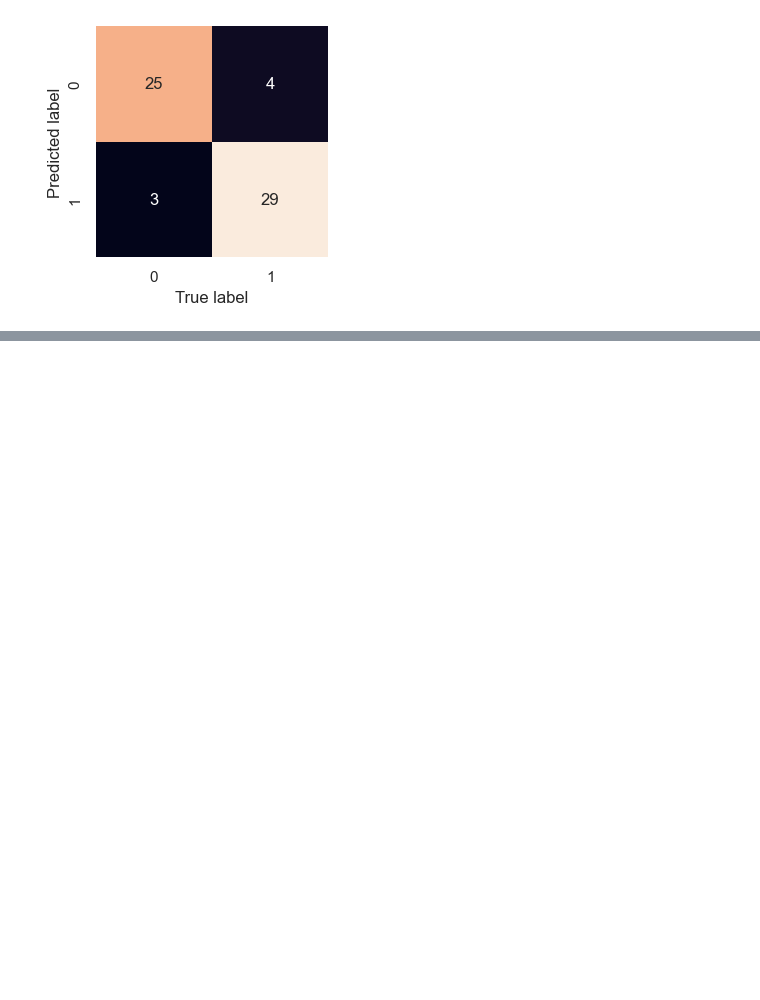
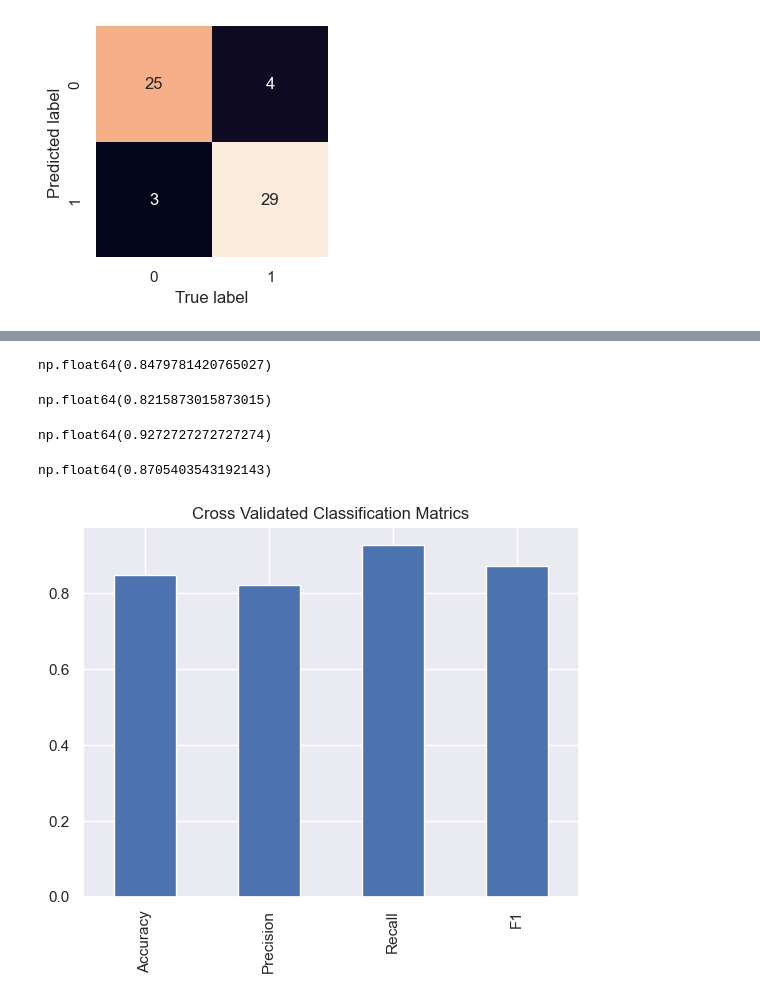
Before and after one commit to Haakim19/heart-disease-classification, a Jupyter notebook: end-to-end-heart-disease-classification.ipynb, the cells around one changed output, grey strips where cells are left out. Saved outputs shown, nothing was run; the diff lists cells and outputs as text; code cells hidden in the pictures; blank space fills up the shorter version.

```diff
--- a/end-to-end-heart-disease-classification.ipynb
+++ b/end-to-end-heart-disease-classification.ipynb
@@ -684,0 +710,55 @@ plot_conf_mat(y_test, y_preds)
+# %%
+# cross-validated accuracy
+cv_acc = cross_val_score(clf,
+                         x,
+                         y,
+                         cv=5,
+                         scoring="accuracy")
+cv_acc = np.mean(cv_acc)
+cv_acc
+# %% [output]
+np.float64(0.8479781420765027)
+# %%
+# cross-validated precision
+cv_precison = cross_val_score(  clf,
+                                x,
+                                y,
+                                cv=5,
+                                scoring="precision")
+cv_precison = np.mean(cv_precison)
+cv_precison
+# %% [output]
+np.float64(0.8215873015873015)
+# %%
+# cross-validated recall
+cv_recall = cross_val_score(clf,
+                            x,
+                            y,
+                            cv=5,
+                            scoring="recall")
+cv_recall = np.mean(cv_recall)
+cv_recall
+# %% [output]
+np.float64(0.9272727272727274)
+# %%
+# cross-validated f1-score
+cv_f1 = cross_val_score(clf,
+                        x,
+                        y,
+                        cv=5,
+                        scoring="f1")
+cv_f1 = np.mean(cv_f1)
+cv_f1
+# %% [output]
+np.float64(0.8705403543192143)
+# %%
+# visualize cross-validated score
+cv_matrics = pd.DataFrame({"Accuracy": cv_acc,
+                            "Precision": cv_precison,
+                            "Recall": cv_recall,
+                            "F1": cv_f1},
+                            index=[0])
+cv_matrics.T.plot.bar(title="Cross Validated Classification Matrics",
+                        legend=False);
+# %% [output]
+[figure, added]
```
Also changed, not shown: parts of 10 cells of this notebook.
